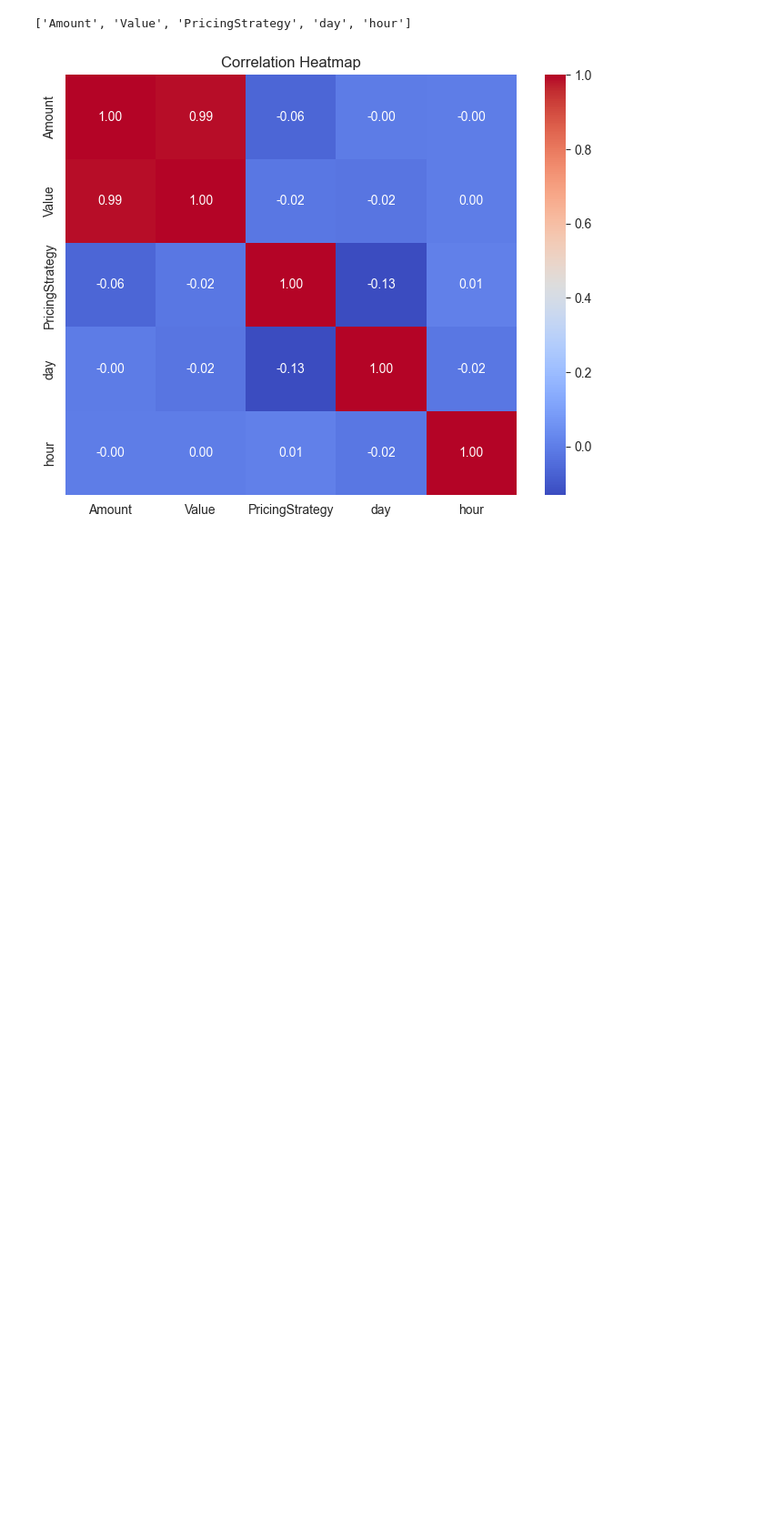
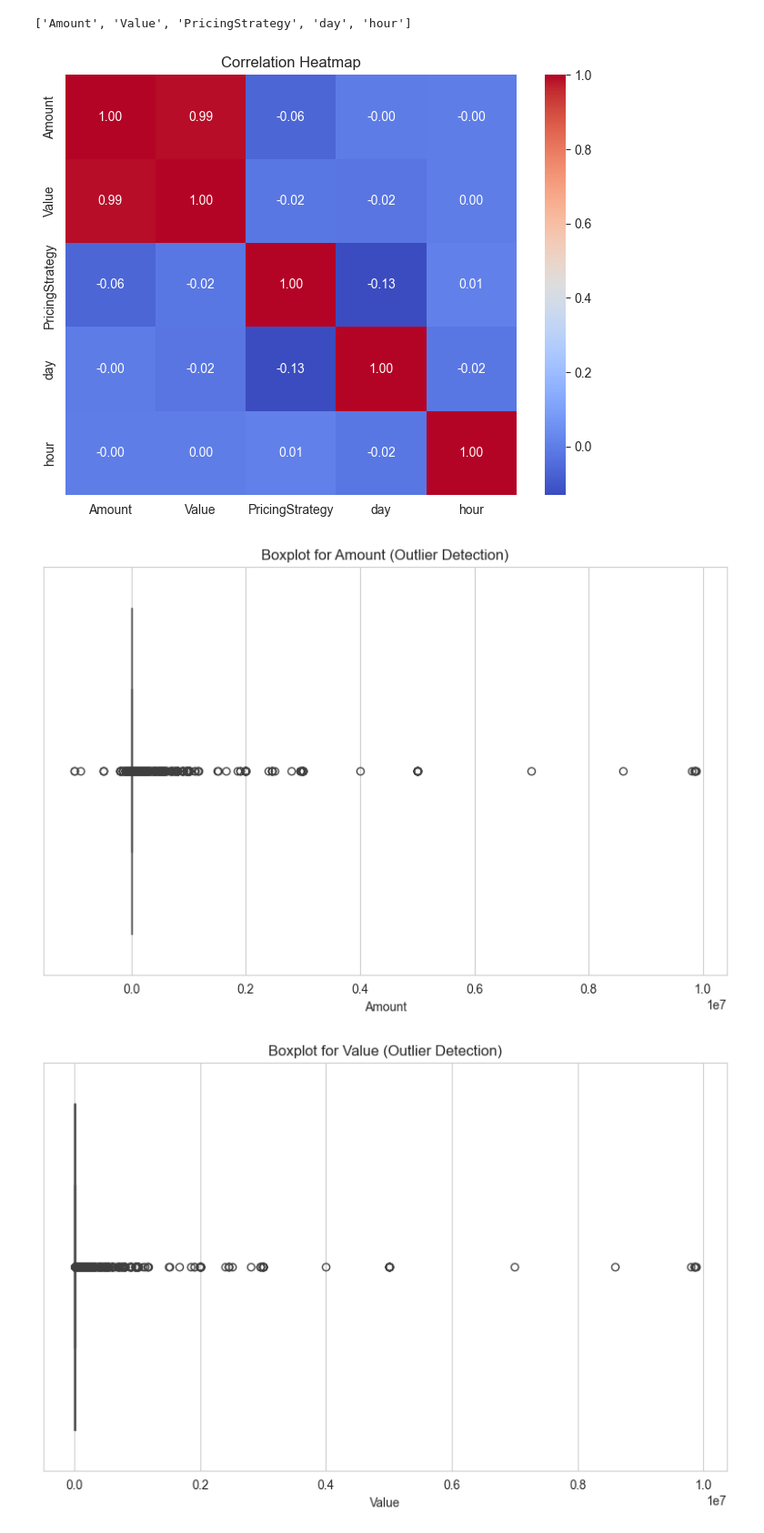
Before and after one commit to girmachew82/B5W5_Credit_Risk_Probability_Model_for_Alternative_Data, a Jupyter notebook: notebooks/1.0-eda.ipynb, the cells around one changed output. Shown at 91% size. Drawn from its saved outputs; the diff is of its cells as text; code cells hidden in the pictures; blank space fills up the shorter version.

Commit message:
outlier detection

```diff
--- a/notebooks/1.0-eda.ipynb
+++ b/notebooks/1.0-eda.ipynb
@@ -247,3 +246,16 @@ plt.title('Correlation Heatmap')
 plt.show()
 # %% [output]
 [figure]
+# %%
+# Boxplots for outlier detection in numeric columns
+numeric_cols = ['Amount', 'Value', 'PricingStrategy', 'day', 'hour']
+
+for col in numeric_cols:
+    plt.figure(figsize=(10, 6))
+    sns.boxplot(x=df[col])
+    plt.title(f'Boxplot for {col} (Outlier Detection)')
+    plt.xlabel(col)
+    plt.show()
+# %% [output]
+[figure, added]
+[figure, added]
```
Also changed, not shown: parts of 2 cells of this notebook.
